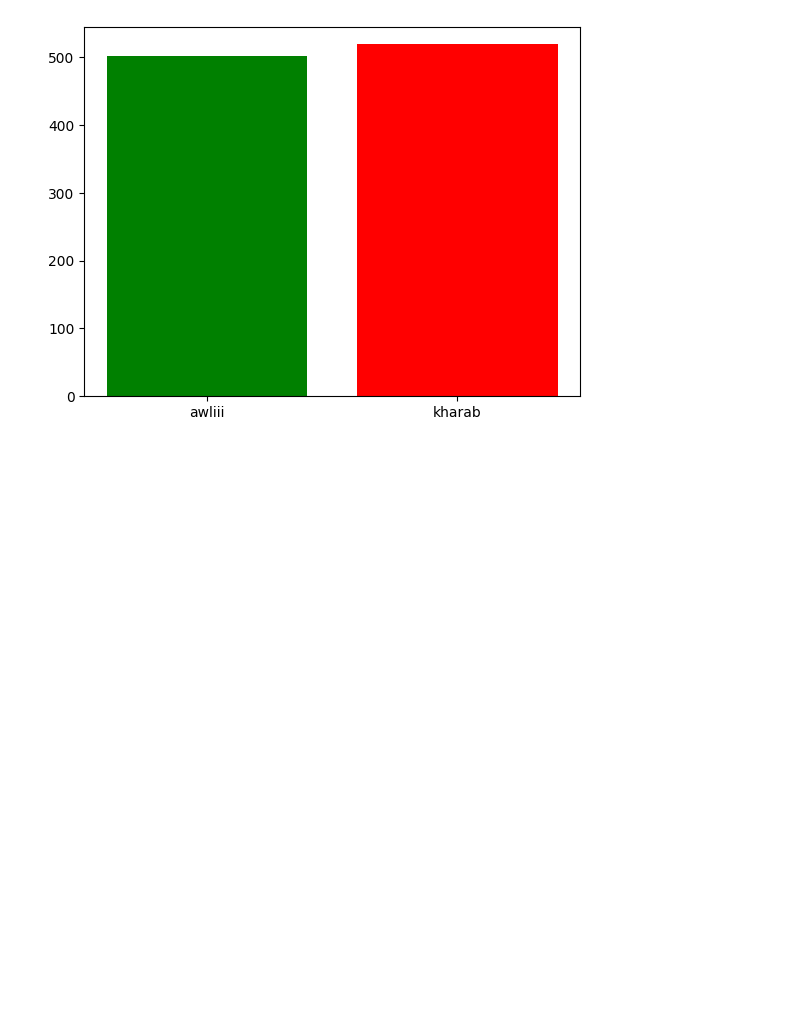
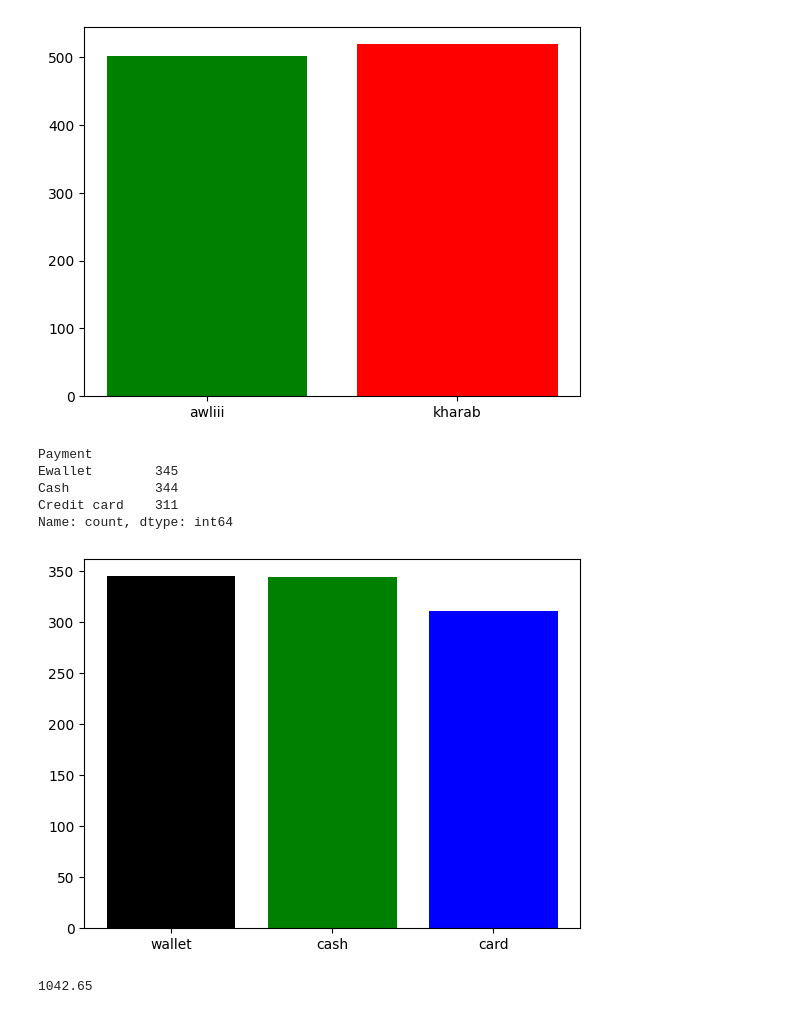
Before and after one commit to mlissabgii/1st, a Jupyter notebook: 1st.ipynb, the cells around one changed output. Drawn from its saved outputs; the diff is of its cells as text; code cells hidden in the pictures; blank space fills up the shorter version.

```diff
--- a/1st.ipynb
+++ b/1st.ipynb
@@ -259,3 +259,27 @@ plt.bar(c , d , color=["green" , "red"])
 plt.show()
 # %% [output]
 [figure]
+# %%
+df["Payment"].value_counts()
+# %% [output]
+Payment
+Ewallet        345
+Cash           344
+Credit card    311
+Name: count, dtype: int64
+# %%
+wallet=df[df["Payment"]=="Ewallet"]
+cash=df[df["Payment"]=="Cash"]
+card=df[df["Payment"]=="Credit card"]
+# %%
+import matplotlib.pyplot as plt
+b=["wallet","cash","card"]
+d=[len(wallet),len(cash),len(card)]
+plt.bar(b,d,color=["black","green","blue"])
+plt.show()
+# %% [output]
+[figure, added]
+# %%
+df["Total"].max()
+# %% [output]
+1042.65
```
Also changed, not shown: parts of 11 cells of this notebook.
